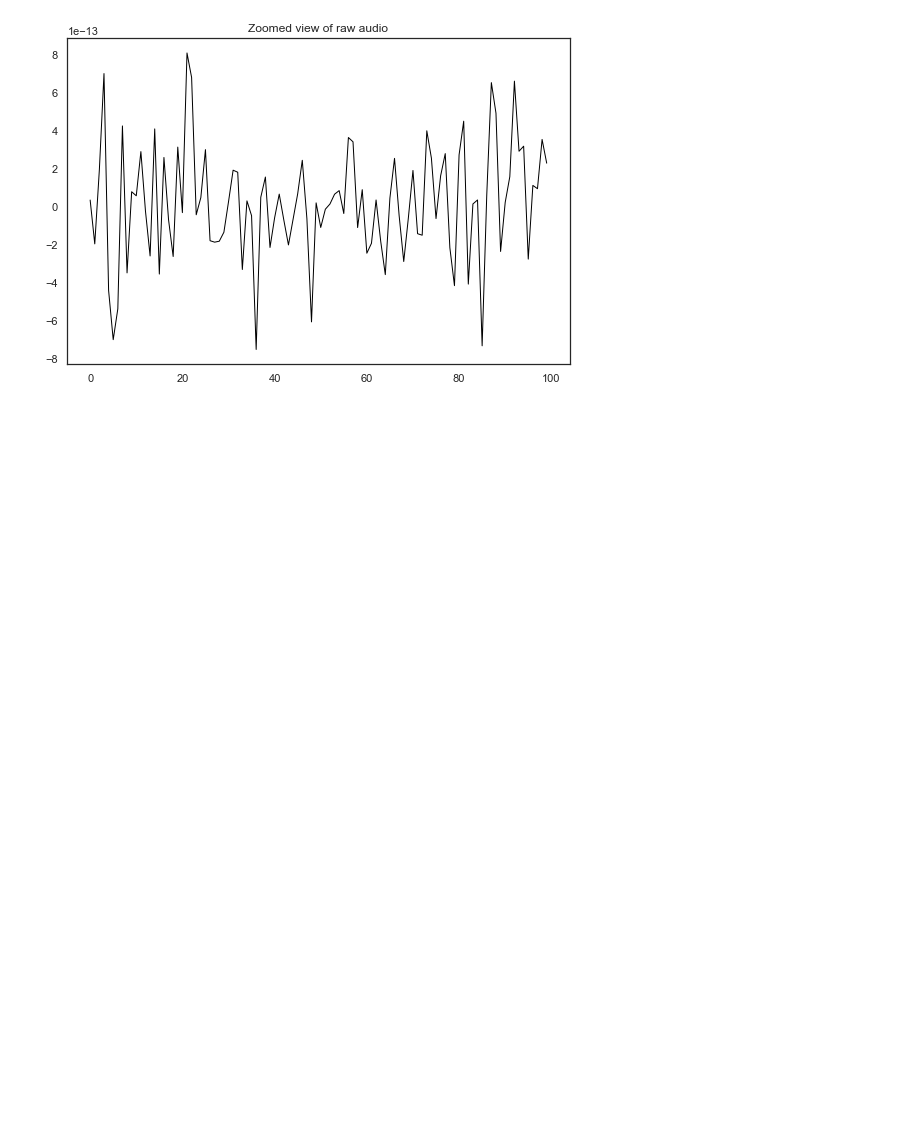
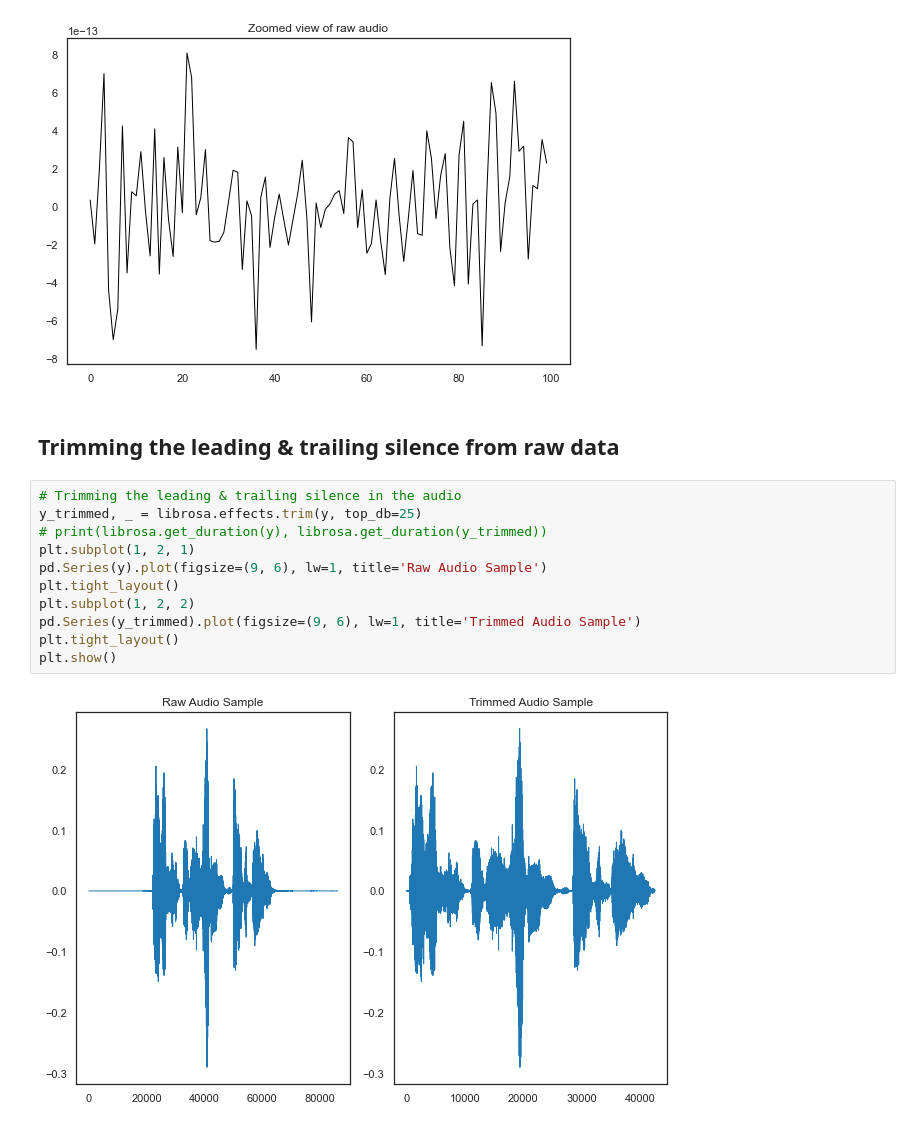
Before and after one commit to anirudhasurimukundan/audioML, a Jupyter notebook: audio_data_processing.ipynb, the cells around one changed output. Cells and saved outputs as stored; diff of their text form; blank space fills up the shorter version.

```diff
--- a/audio_data_processing.ipynb
+++ b/audio_data_processing.ipynb
@@ -47,4 +41,19 @@ pd.Series(y[10400:10500]).plot(figsize=(9, 6), lw=1, title='Zoomed view of raw a
 plt.show()
 # %% [output]
 [figure]
+# %% [markdown]
+## Trimming the leading & trailing silence from raw data
+# %%
+# Trimming the leading & trailing silence in the audio
+y_trimmed, _ = librosa.effects.trim(y, top_db=25)
+# print(librosa.get_duration(y), librosa.get_duration(y_trimmed))
+plt.subplot(1, 2, 1)
+pd.Series(y).plot(figsize=(9, 6), lw=1, title='Raw Audio Sample')
+plt.tight_layout()
+plt.subplot(1, 2, 2)
+pd.Series(y_trimmed).plot(figsize=(9, 6), lw=1, title='Trimmed Audio Sample')
+plt.tight_layout()
+plt.show()
+# %% [output]
+[figure, added]
 # %% [markdown]
```
Also changed, not shown: parts of 6 cells of this notebook.
